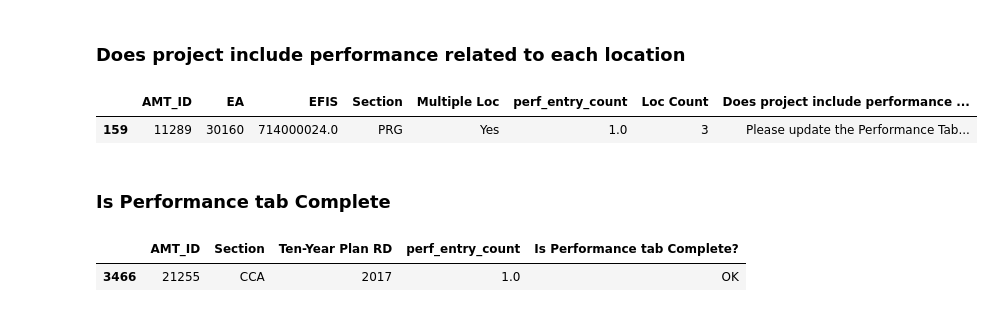
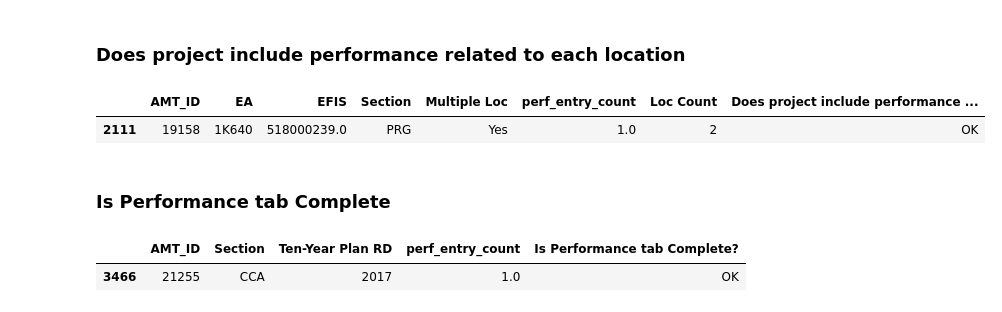
Before and after one commit to zhuzhy1214/amtool_etl, a Jupyter notebook: ProjectBook_DataCheck.ipynb, the cells around one changed output. Cells and saved outputs as stored; diff of their text form; code cells hidden in the pictures.

```diff
--- a/ProjectBook_DataCheck.ipynb
+++ b/ProjectBook_DataCheck.ipynb
@@ -1128,7 +1121,11 @@ df_project_detail.tail()
 # %%
-def cleanup_cca_date(dt):
-    if dt == '-':
+def cleanup_cca_date(df):
+
+    if pd.isna(df['Cca Finish Date']):
         return np.nan
-    elif dt < datetime.strptime('01-01-1978', '%M-%d-%Y'):
+
+    dt = datetime.strptime(df['Cca Finish Date'], '%d-%b-%y')
+
+    if dt < datetime.strptime('01-01-1978', '%M-%d-%Y'):
         dt = datetime(dt.year+100, dt.month, dt.day, dt.hour, dt.minute, dt.second, dt.microsecond, dt.tzinfo)
     return dt.strftime("%m-%d-%Y")
@@ -1154,2 +1132,2 @@ Name: Cca Finish Date, Length: 4317, dtype: int64
 # %%
-df_project_detail['Cca Finish Date'] = df_project_detail['Cca Finish Date'].apply(cleanup_cca_date)
+df_project_detail['Cca Finish Date'] = df_project_detail.apply(cleanup_cca_date, axis = 1)
@@ -1175,6 +1138,8 @@ df_project_detail.name = 'df_project_detail'
 dict_rename_project_detail = {'Project ID': 'EFIS',
                                }
 df_project_detail.rename(dict_rename_project_detail, axis = 1, inplace = True)
+# %%
+df_project_detail['EFIS'] = pd.to_numeric(df_project_detail['EFIS'], errors='coerce')
 # %%
 # df_dataCheckwNickname = df_dataCheck_combined.merge(df_project_detail, how = 'left',
 #                   left_on = ['EFIS'],
@@ -2309,6 +2272,8 @@ def ck_multiple_location_performance(df):
     if(df['Will this project be included in the Project Book?']=="Yes" and df['Multiple Loc'] == "Yes"):
         if df['perf_entry_count'] == df['Loc Count'] :
             return "OK"
+        elif "Cost or RTL not matching CTIPS" in df['Type of Exception']:
+            return  "OK"
         else:
             return 'Please update the Performance Tab corresponding to each project location limit to report at least one activity for each of the {} location(s). AMT_ID: {}'.format(df['perf_entry_count'],df['AMT_ID'])
 
@@ -2321,14 +2284,14 @@ df_SHOPP_raw_data[ck_name] = df_SHOPP_raw_data.apply(ck_multiple_location_perfor
 # %%
 ###Unit Test#####
 
-AMT_ID = 11289
-STU = df_SHOPP_raw_data[df_SHOPP_raw_data['AMT_ID'] ==AMT_ID]['Section'].iloc[0]
+AMT_ID = 19158
+# STU = df_SHOPP_raw_data[df_SHOPP_raw_data['AMT_ID'] ==AMT_ID]['Section'].iloc[0]
 df_SHOPP_raw_data[df_SHOPP_raw_data['AMT_ID'] == AMT_ID][['AMT_ID','EA','EFIS','Section','Multiple Loc','perf_entry_count','Loc Count',
                                                           ck_name,
                                                           ]]
 # %% [output]
 |  | AMT_ID | EA | EFIS | Section | Multiple Loc | perf_entry_count | Loc Count | Does project include performance ... |
-| 159 | 11289 | 30160 | 714000024.0 | PRG | Yes | 1.0 | 3 | Please update the Performance Tab... |
+| 2111 | 19158 | 1K640 | 518000239.0 | PRG | Yes | 1.0 | 2 | OK |
 # %%
 # df_perf_raw_data[(df_perf_raw_data['AMT_ID'] == AMT_ID) & (df_perf_raw_data['Section'] ==STU)]
 # %% [markdown]
```
Also changed, not shown: parts of 31 cells of this notebook, 3 other files.
